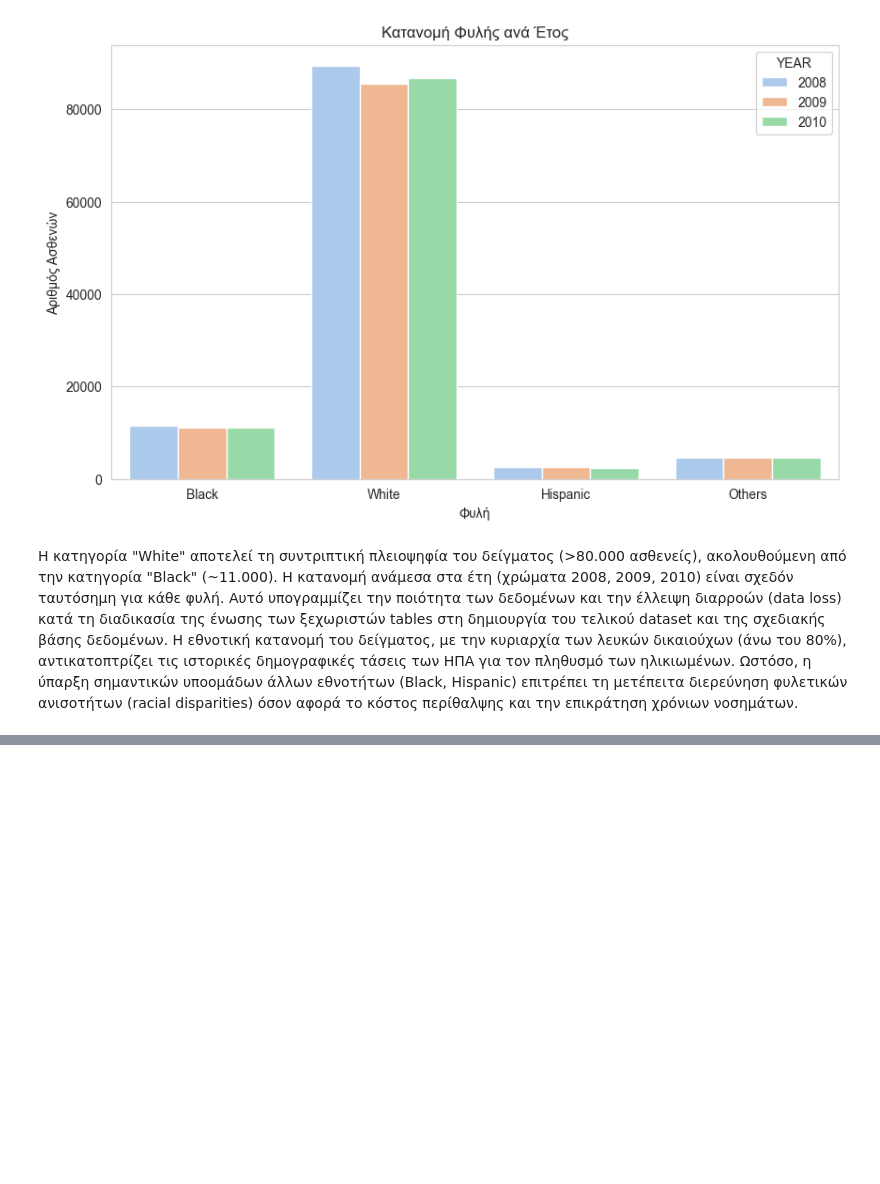
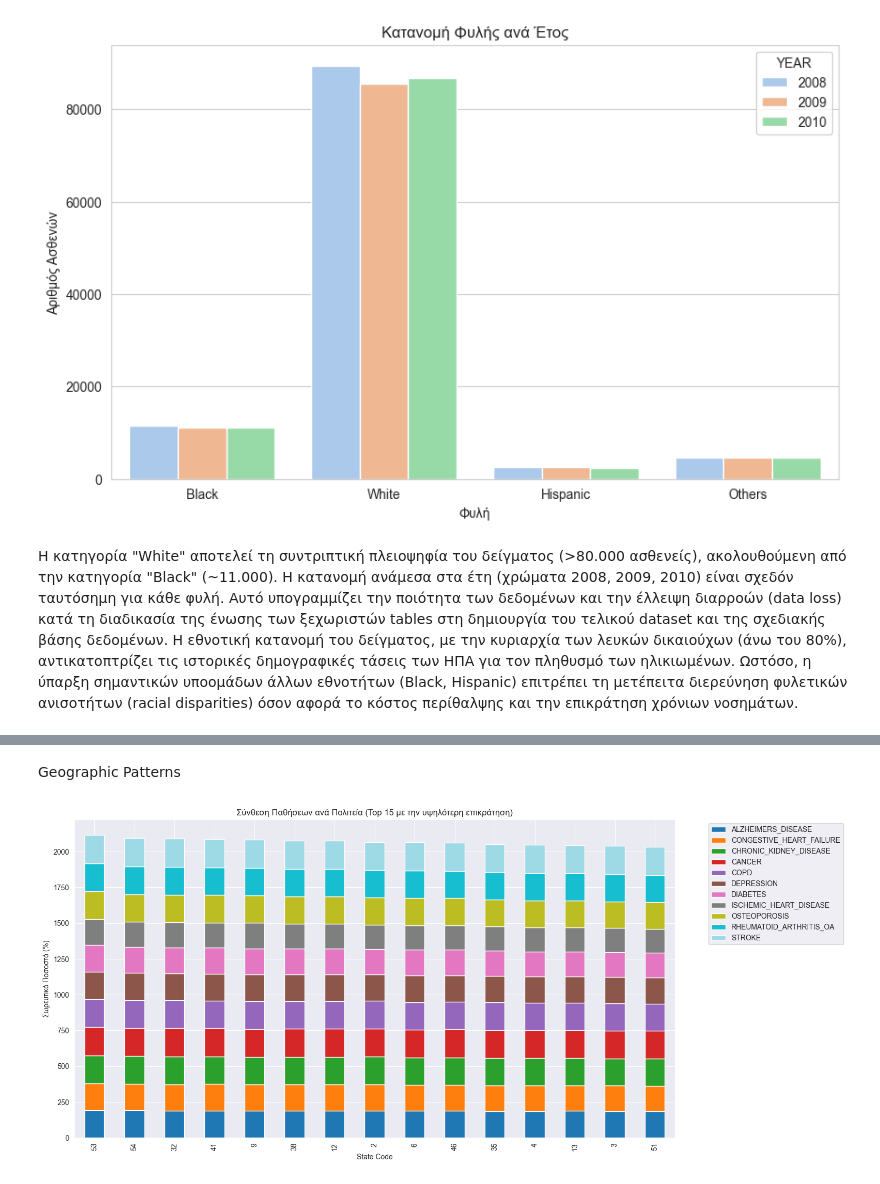
Before and after one commit to ClassiKaL1/medicare-data-mining, a Jupyter notebook: notebooks/Exploratory_Data_Analysis_and_Trends_2008_2010.ipynb, the cells around one changed output, grey strips where cells are left out. Cells and saved outputs as stored; diff of their text form; code cells hidden in the pictures; blank space fills up the shorter version.

```diff
--- a/notebooks/Exploratory_Data_Analysis_and_Trends_2008_2010.ipynb
+++ b/notebooks/Exploratory_Data_Analysis_and_Trends_2008_2010.ipynb
@@ -243,0 +316,32 @@ plt.show()
+# %% [markdown]
+Geographic Patterns
+# %%
+disease_cols = ['ALZHEIMERS_DISEASE',
+                'CONGESTIVE_HEART_FAILURE',
+                'CHRONIC_KIDNEY_DISEASE',
+                'CANCER',
+                'COPD',
+                'DEPRESSION',
+                'DIABETES',
+                'ISCHEMIC_HEART_DISEASE',
+                'OSTEOPOROSIS',
+                'RHEUMATOID_ARTHRITIS_OA',
+                'STROKE']
+
+state_disease = df.groupby('STATE_CODE')[disease_cols].mean() * 100
+
+state_disease['TOTAL_PREVALENCE'] = state_disease[disease_cols].sum(axis=1)
+top_15_states = state_disease.sort_values('TOTAL_PREVALENCE', ascending=False).head(15)
+
+top_15_states[disease_cols].plot(kind='bar',
+                                 stacked=True,
+                                 figsize=(15, 8),
+                                 colormap='tab20')
+
+plt.title('Σύνθεση Παθήσεων ανά Πολιτεία (Top 15 με την υψηλότερη επικράτηση)')
+plt.xlabel('State Code')
+plt.ylabel('Σωρευτικό Ποσοστό (%)')
+plt.legend(bbox_to_anchor=(1.05, 1), loc='upper left')
+plt.show()
+# %% [output]
+[figure, added]
```
Also changed, not shown: parts of 19 cells of this notebook.
